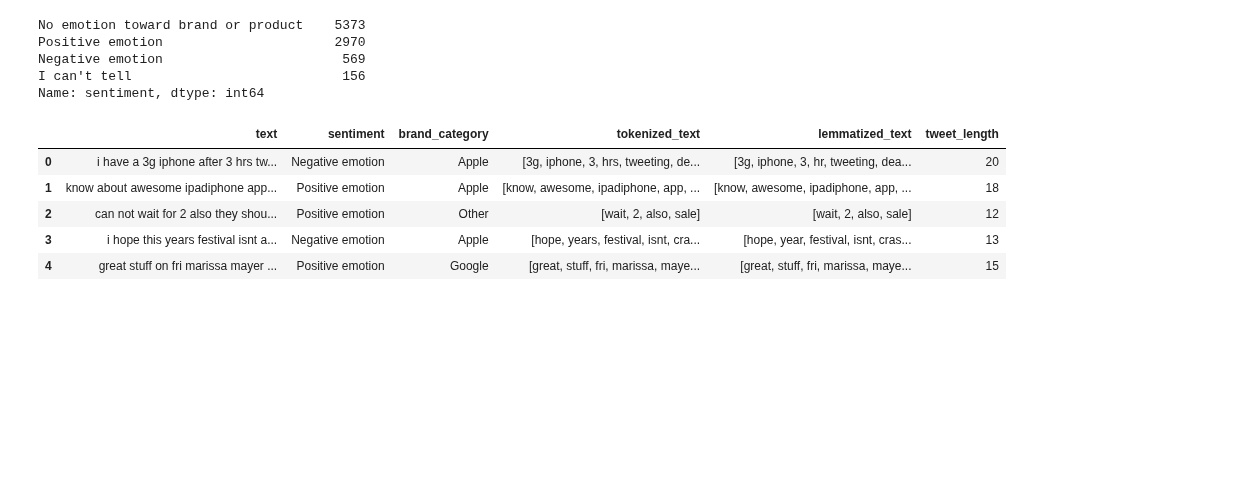
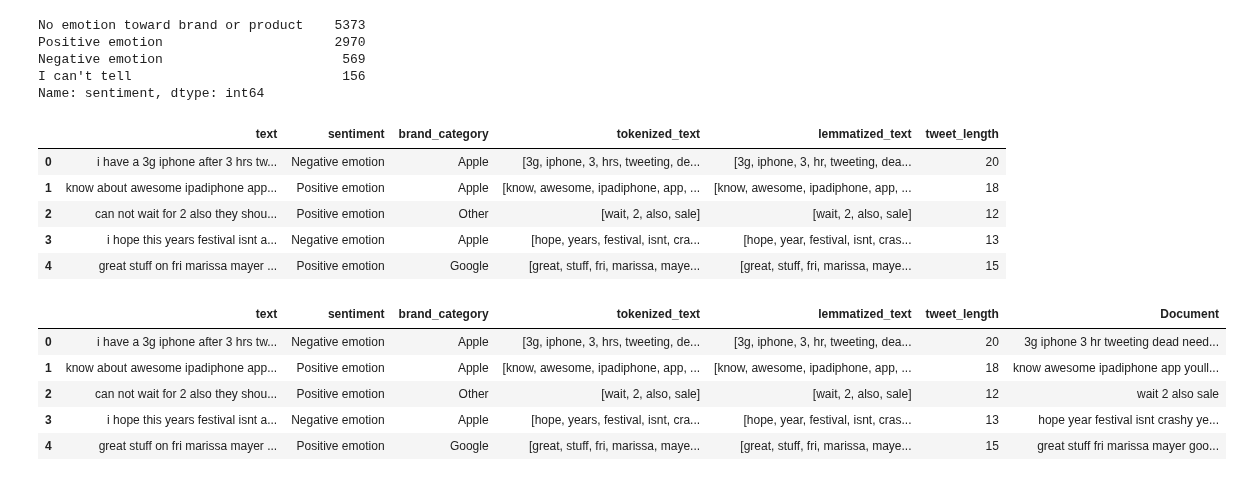
Before and after one commit to mwakad/NLP-models-for-twitter-sentiment-analysis--google-and-apple-products-, a Jupyter notebook: notebooks/kawira.ipynb, the cells around one changed output. Saved outputs shown, nothing was run; the diff lists cells and outputs as text; code cells hidden in the pictures; blank space fills up the shorter version.

```diff
--- a/notebooks/kawira.ipynb
+++ b/notebooks/kawira.ipynb
@@ -378,3 +348,15 @@ cleaned_df.head()
 | 2 | can not wait for 2 also they shou... | Positive emotion | Other | [wait, 2, also, sale] | [wait, 2, also, sale] | 12 |
 | 3 | i hope this years festival isnt a... | Negative emotion | Apple | [hope, years, festival, isnt, cra... | [hope, year, festival, isnt, cras... | 13 |
 | 4 | great stuff on fri marissa mayer ... | Positive emotion | Google | [great, stuff, fri, marissa, maye... | [great, stuff, fri, marissa, maye... | 15 |
+# %%
+#join token
+cleaned_df['Document'] = cleaned_df['lemmatized_text'].apply(lambda x: ' '.join(x))
+# Check the first few rows after joining tokens
+cleaned_df.head(5)
+# %% [output]
+|  | text | sentiment | brand_category | tokenized_text | lemmatized_text | tweet_length | Document |
+| 0 | i have a 3g iphone after 3 hrs tw... | Negative emotion | Apple | [3g, iphone, 3, hrs, tweeting, de... | [3g, iphone, 3, hr, tweeting, dea... | 20 | 3g iphone 3 hr tweeting dead need... |
+| 1 | know about awesome ipadiphone app... | Positive emotion | Apple | [know, awesome, ipadiphone, app, ... | [know, awesome, ipadiphone, app, ... | 18 | know awesome ipadiphone app youll... |
+| 2 | can not wait for 2 also they shou... | Positive emotion | Other | [wait, 2, also, sale] | [wait, 2, also, sale] | 12 | wait 2 also sale |
+| 3 | i hope this years festival isnt a... | Negative emotion | Apple | [hope, years, festival, isnt, cra... | [hope, year, festival, isnt, cras... | 13 | hope year festival isnt crashy ye... |
+| 4 | great stuff on fri marissa mayer ... | Positive emotion | Google | [great, stuff, fri, marissa, maye... | [great, stuff, fri, marissa, maye... | 15 | great stuff fri marissa mayer goo... |
```
Also changed, not shown: parts of 8 cells of this notebook.
